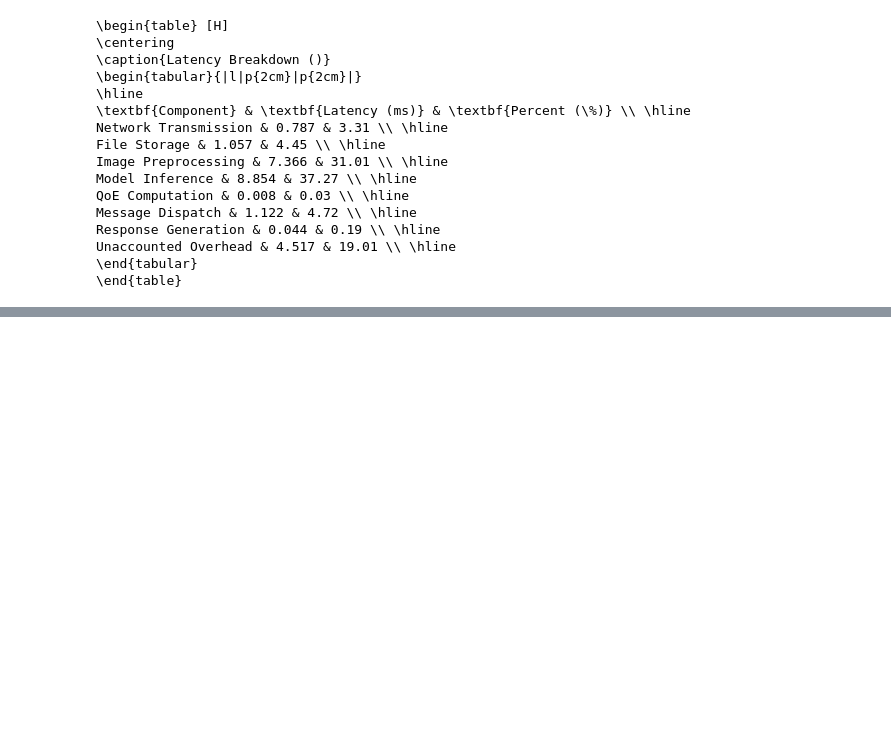
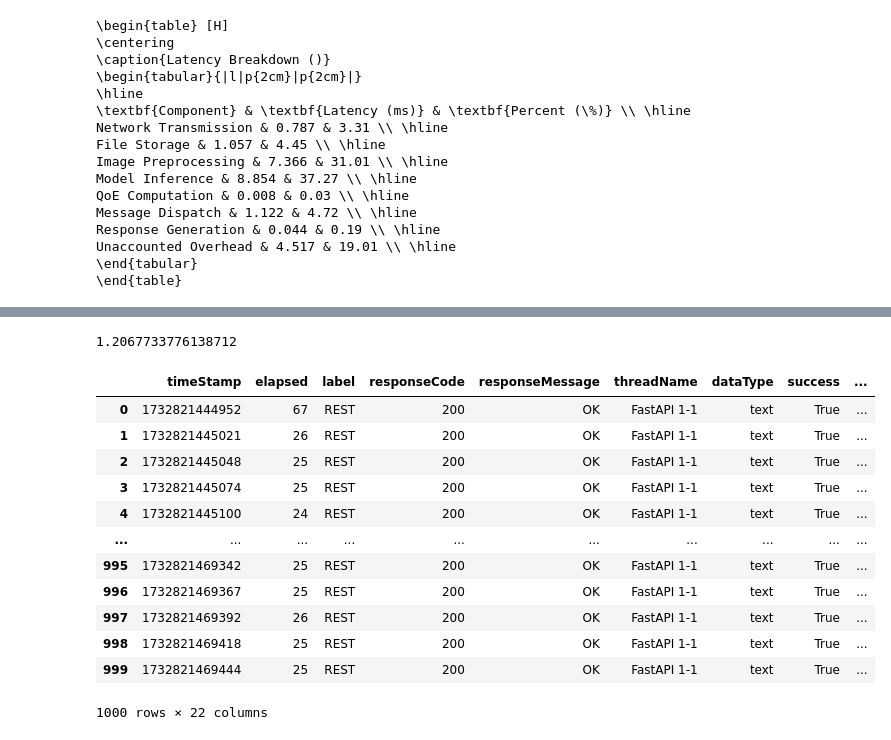
Before and after one commit to Data-to-Insight-Center/ckn-edge-optimization, a Jupyter notebook: results/analysis.ipynb, the cells around one changed output, grey strips where cells are left out. Drawn from its saved outputs; the diff is of its cells as text; code cells hidden in the pictures; blank space fills up the shorter version.

```diff
--- a/results/analysis.ipynb
+++ b/results/analysis.ipynb
@@ -99,0 +131,25 @@ dtype: float64
+# %%
+import pandas as pd
+
+df = pd.read_csv("jmeter_fastapi.csv")
+total_time = df["timeStamp"].iloc[-1] - df["timeStamp"].iloc[0]
+rps = (1000 / total_time) * 1000
+rps
+# %% [output]
+1.2067733776138712
+# %%
+df
+# %% [output]
+|  | timeStamp | elapsed | label | responseCode | responseMessage | threadName | dataType | success | ... |
+| 0 | 1732821444952 | 67 | REST | 200 | OK | FastAPI 1-1 | text | True | ... |
+| 1 | 1732821445021 | 26 | REST | 200 | OK | FastAPI 1-1 | text | True | ... |
+| 2 | 1732821445048 | 25 | REST | 200 | OK | FastAPI 1-1 | text | True | ... |
+| 3 | 1732821445074 | 25 | REST | 200 | OK | FastAPI 1-1 | text | True | ... |
+| 4 | 1732821445100 | 24 | REST | 200 | OK | FastAPI 1-1 | text | True | ... |
+| ... | ... | ... | ... | ... | ... | ... | ... | ... | ... |
+| 995 | 1732821469342 | 25 | REST | 200 | OK | FastAPI 1-1 | text | True | ... |
+| 996 | 1732821469367 | 25 | REST | 200 | OK | FastAPI 1-1 | text | True | ... |
+| 997 | 1732821469392 | 26 | REST | 200 | OK | FastAPI 1-1 | text | True | ... |
+| 998 | 1732821469418 | 25 | REST | 200 | OK | FastAPI 1-1 | text | True | ... |
+| 999 | 1732821469444 | 25 | REST | 200 | OK | FastAPI 1-1 | text | True | ... |
+1000 rows × 22 columns
```
Also changed, not shown: parts of 3 cells of this notebook, 7 other files.
